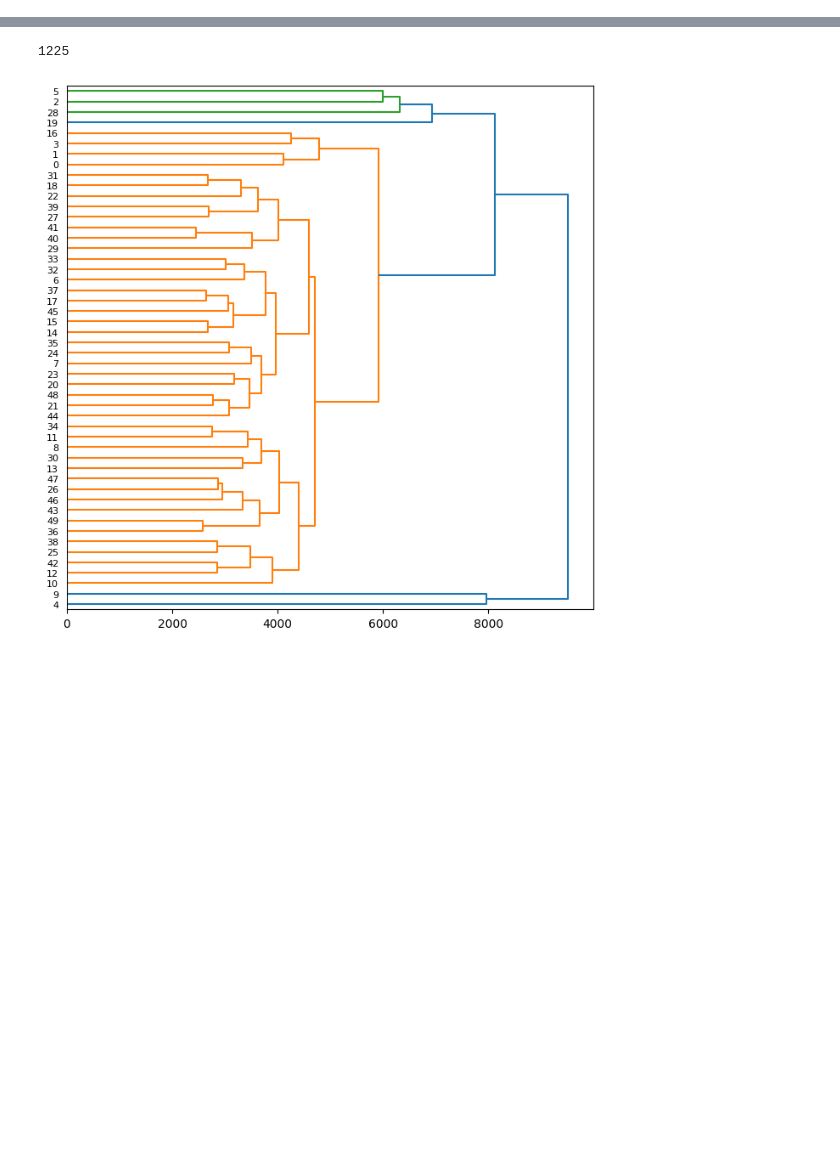
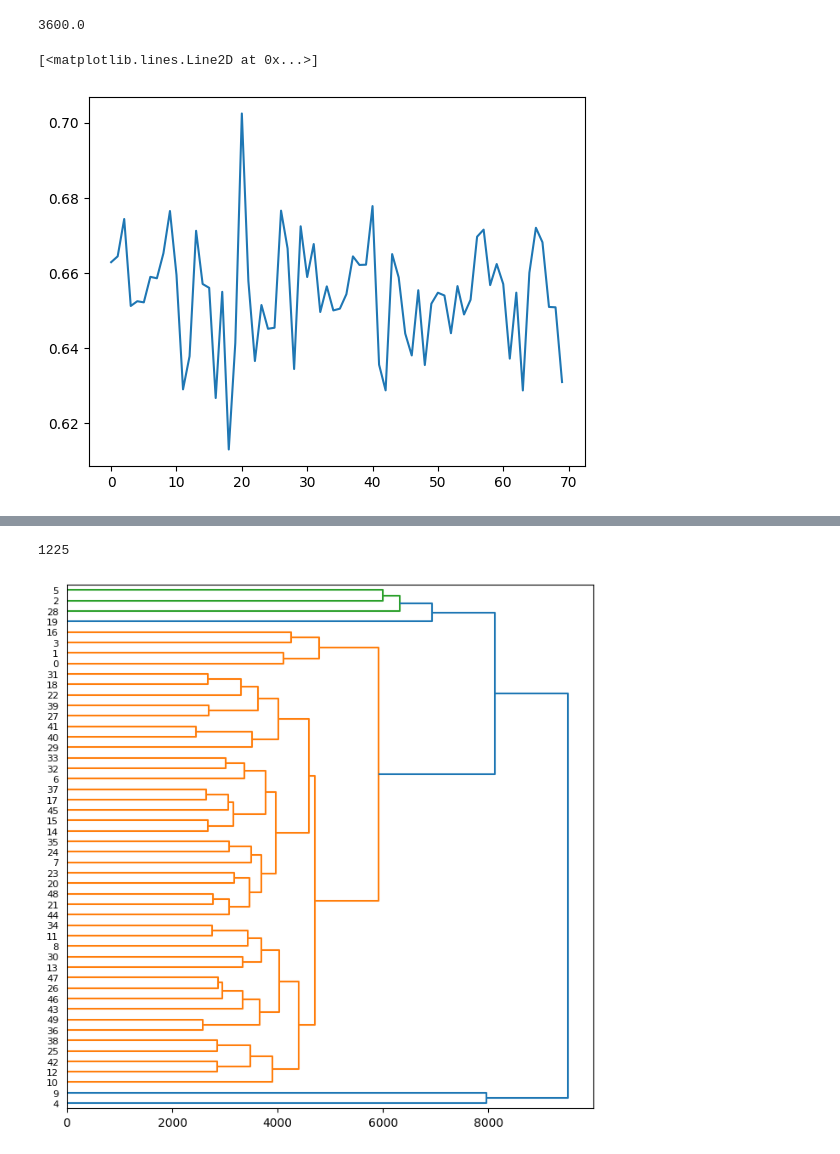
Before and after one commit to FKamper/seismic-isolation-forest, a Jupyter notebook: notebooks/to_delete.ipynb, the cells around one changed output, grey strips where cells are left out. Drawn from its saved outputs; the diff is of its cells as text; code cells hidden in the pictures; blank space fills up the shorter version.

```diff
--- a/notebooks/to_delete.ipynb
+++ b/notebooks/to_delete.ipynb
@@ -53,0 +71,23 @@ def normalize_stream_to_unit_range(stream: obspy.Stream) -> obspy.Stream:
+# %%
+seg_length = T[idx_high][1] - T[idx_low][0]
+
+while seg_length <= 3550:
+    if idx_low == 0 and idx_high == len(if_scores) - 1:
+        break
+
+    if idx_low == 0:
+        idx_high += 1
+        seg_length = T[idx_high][1] - T[idx_low][0]
+        continue
+
+    if idx_high == len(if_scores) - 1:
+        idx_low -= 1
+        seg_length = T[idx_high][1] - T[idx_low][0]
+        continue
+
+    if if_scores[idx_high + 1] > if_scores[idx_low - 1]:
+        idx_high += 1
+    else:
+        idx_low -= 1
+
+    seg_length = T[idx_high][1] - T[idx_low][0]
@@ -53,0 +99,9 @@ def normalize_stream_to_unit_range(stream: obspy.Stream) -> obspy.Stream:
+# %%
+seg_length
+# %% [output]
+3600.0
+# %%
+plt.plot(sc[idx_low:idx_high])
+# %% [output]
+[<matplotlib.lines.Line2D at 0x...>]
+[figure, added]
```
Also changed, not shown: parts of 10 cells of this notebook, 4 other files.
